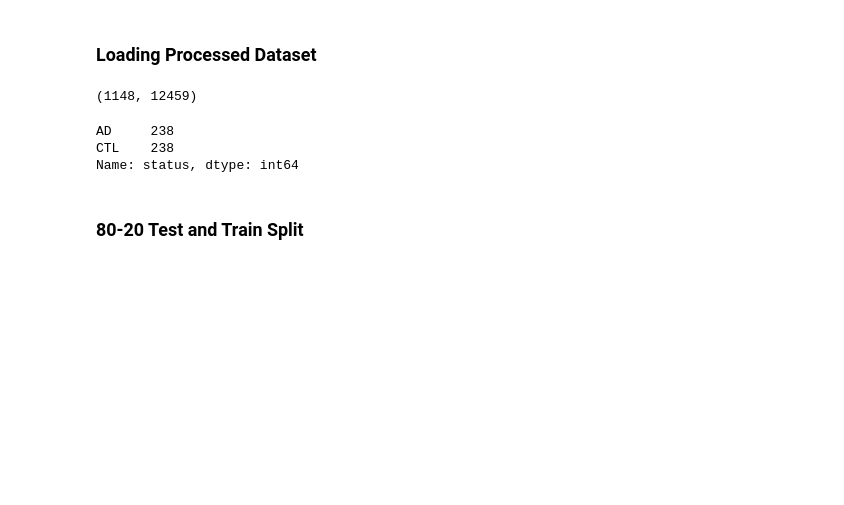
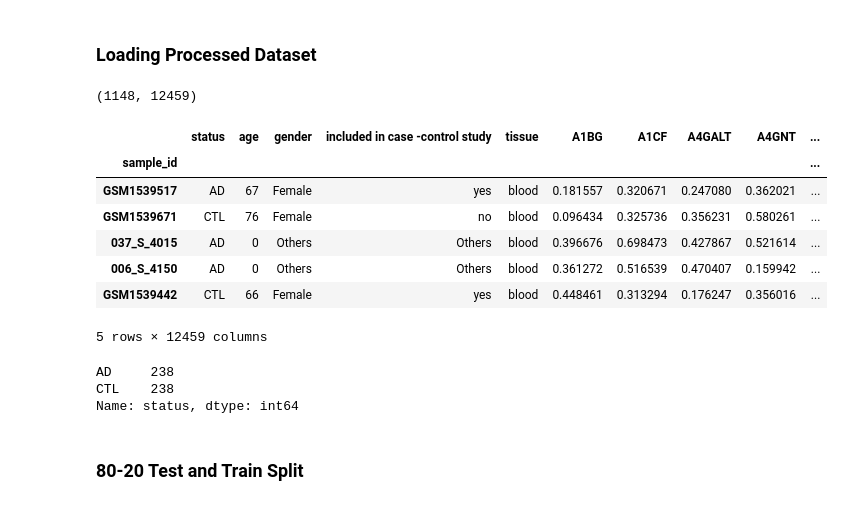
Before and after one commit to f16hari/sop, a Jupyter notebook: Python/Implementation.ipynb, the cells around one changed output. Cells and saved outputs as stored; diff of their text form; code cells hidden in the pictures; blank space fills up the shorter version.

```diff
--- a/Python/Implementation.ipynb
+++ b/Python/Implementation.ipynb
@@ -169,6 +173,17 @@ master_dataset = pd.read_csv("../DataSets/master_dataset.csv", index_col="sample
 master_dataset.shape
 # %% [output]
 (1148, 12459)
+# %%
+master_dataset.sample(5)
+# %% [output]
+|  | status | age | gender | included in case -control study | tissue | A1BG | A1CF | A4GALT | A4GNT | ... |
+| sample_id |  |  |  |  |  |  |  |  |  | ... |
+| GSM1539517 | AD | 67 | Female | yes | blood | 0.181557 | 0.320671 | 0.247080 | 0.362021 | ... |
+| GSM1539671 | CTL | 76 | Female | no | blood | 0.096434 | 0.325736 | 0.356231 | 0.580261 | ... |
+| 037_S_4015 | AD | 0 | Others | Others | blood | 0.396676 | 0.698473 | 0.427867 | 0.521614 | ... |
+| 006_S_4150 | AD | 0 | Others | Others | blood | 0.361272 | 0.516539 | 0.470407 | 0.159942 | ... |
+| GSM1539442 | CTL | 66 | Female | yes | blood | 0.448461 | 0.313294 | 0.176247 | 0.356016 | ... |
+5 rows × 12459 columns
 # %%
 master_dataset = master_dataset[(master_dataset["status"] == "AD") | (master_dataset["status"] == "CTL")]
 AD_dataset = master_dataset[master_dataset["status"] == "AD"]
```
Also changed, not shown: parts of 31 cells of this notebook, 3 other files.
